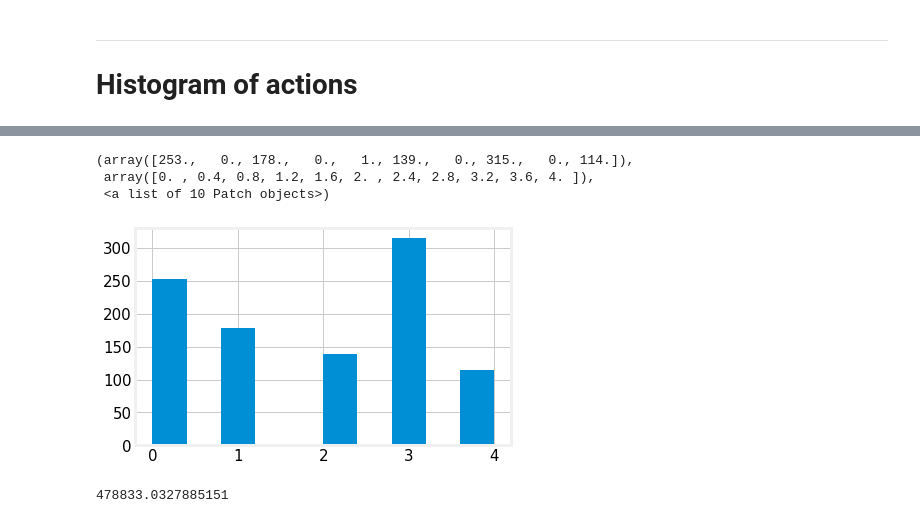
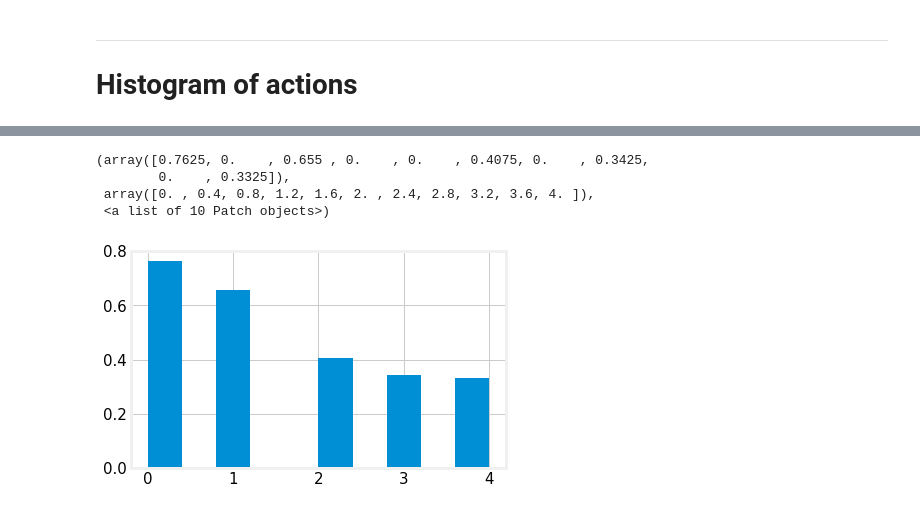
Before and after one commit to NotAnyMike/HRL, a Jupyter notebook: notebooks/Plots.ipynb, the cells around one changed output, grey strips where cells are left out. Drawn from its saved outputs; the diff is of its cells as text; code cells hidden in the pictures.

Commit message:
adding actions histogram

```diff
--- a/notebooks/Plots.ipynb
+++ b/notebooks/Plots.ipynb
@@ -129,7 +104,19 @@ n2n.CompressedHistograms('episode/actions')
-# %%
-wtimes,steps,actions = [],[],[]
-for wtime,step,values in n2n.CompressedHistograms('episode/actions')[:]:
-    for _,value in values:
-        wtimes.append(wtime)
-        steps.append(step)
-        actions.append(value)
+# %%
+from tensorboard.backend.event_processing.event_file_loader import EventFileLoader
+loader = EventFileLoader("/hdd/Documents/HRL/experiments/198_Nav_new/logs/extra/events.out.tfevents.1563829770.743d94694d36")
+
+wtimes,steps,actions = [],[],[]
+for event in loader.Load():
+    #set_trace()
+    wtime   = event.wall_time
+    step    = event.step
+    if len(event.summary.value) > 0:
+        summary = event.summary.value[0]
+        if summary.tag == 'episode/actions':
+            wtimes += [wtime]*int(summary.histo.num)
+            steps  += [step] *int(summary.histo.num)
+
+            for num,val in zip(summary.histo.bucket,summary.histo.bucket_limit):
+                actions += [val] *int(num)
+# %%
+actions = [int(round(a,0)) for a in actions]
@@ -136,11 +139,8 @@ for wtime,step,values in n2n.CompressedHistograms('episode/actions')[:]:
 # %%
-plt.hist(actions[-1000:])
+plt.hist(actions[:1000],density=1)
 # %% [output]
-(array([253.,   0., 178.,   0.,   1., 139.,   0., 315.,   0., 114.]),
+(array([0.7625, 0.    , 0.655 , 0.    , 0.    , 0.4075, 0.    , 0.3425,
+        0.    , 0.3325]),
  array([0. , 0.4, 0.8, 1.2, 1.6, 2. , 2.4, 2.8, 3.2, 3.6, 4. ]),
  <a list of 10 Patch objects>)
-[figure, old version]
+[figure, new version]
-# %%
-wtimes[-1]-wtimes[0]
-# %% [output]
-478833.0327885151
```
Also changed, not shown: parts of 7 cells of this notebook, 3 other files.
